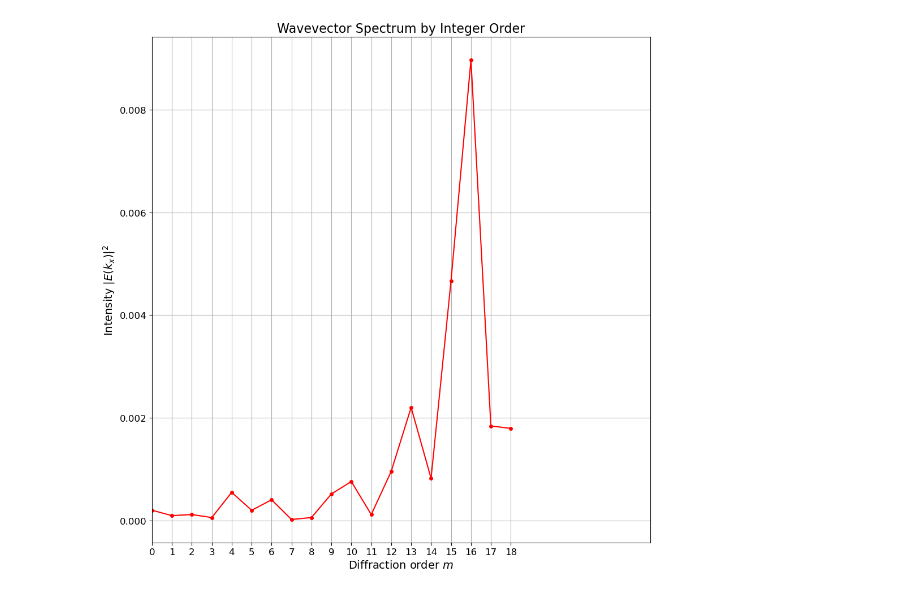
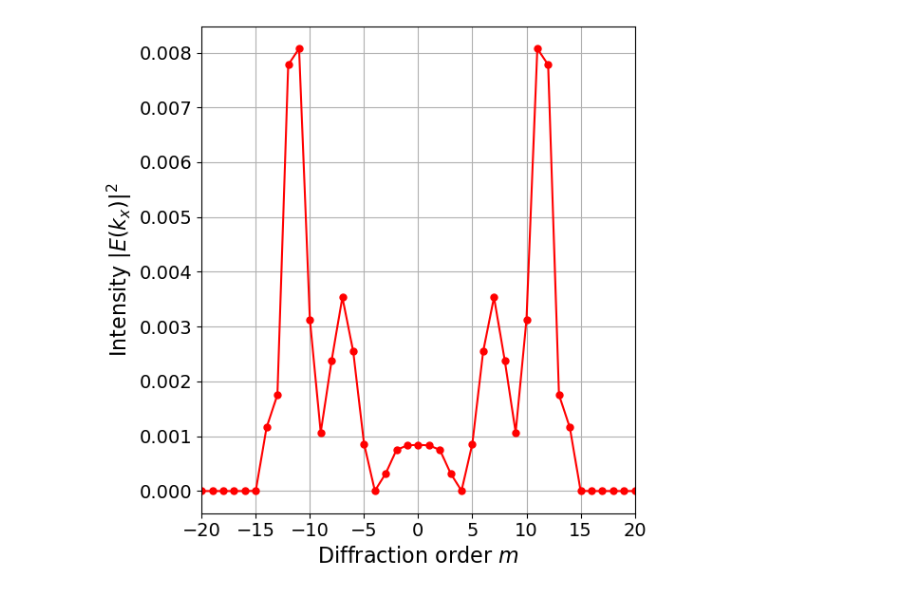
Before and after one commit to M2nion/EIDL, a Jupyter notebook: Tool/Meep/LGD/LGD setup/Mode decomposition/Kyungmin/2025/07/29/Reference data/OLED_Singlelayer_mode_decom.ipynb, the cells around one changed output. Cells and saved outputs as stored; diff of their text form; code cells hidden in the pictures.

```diff
--- a/Tool/Meep/LGD/LGD setup/Mode decomposition/Kyungmin/2025/07/29/Reference data/OLED_Singlelayer_mode_decom.ipynb
+++ b/Tool/Meep/LGD/LGD setup/Mode decomposition/Kyungmin/2025/07/29/Reference data/OLED_Singlelayer_mode_decom.ipynb
@@ -307,42 +231,22 @@ plt.show()
-# %%
-import numpy as np
-import matplotlib.pyplot as plt
-
-# (1) FFT 및 파수 계산
-N         = len(Ez_dft)
-dx        = 1.0 / resolution
-E_k       = np.fft.fftshift(np.fft.fft(Ez_dft)) / N
-kx_cycles = np.fft.fftshift(np.fft.fftfreq(N, d=dx))   # cycle / unit length
-kx        = 2 * np.pi * kx_cycles                      # rad / unit length
-
-# (2) 차수 m 계산
-Delta_k = 2 * np.pi / (N * dx)   # DFT 빈 간격
-m_vals  = kx / Delta_k           # m = kx/Δk
-
-# (3) 전파 모드만 (원하면 주석 해제)
-mask         = np.abs(kx) <= k0
-m_prop       = m_vals[mask]
-amplitude    = np.abs(E_k)       # 진폭
-amp_prop     = amplitude[mask]**2 # 강도 (원하면 제곱)
-
-# m_prop       = m_vals
-# amplitude    = np.abs(E_k)       # 진폭
-# amp_prop     = amplitude**2 # 강도 (원하면 제곱)
-
-
-# (4) 플롯: 정수 차수 m 축
-plt.figure(figsize=(10,10))
-plt.plot(m_prop, amp_prop, 'ro-', markersize=4)
-plt.xlabel("Diffraction order $m$", fontsize=14)
-plt.ylabel("Intensity $|E(k_x)|^2$", fontsize=14)
-plt.title("Wavevector Spectrum by Integer Order", fontsize=16)
-plt.xticks(np.arange(np.floor(m_prop.min()), np.ceil(m_prop.max())+1, 1), fontsize=12)
-plt.yticks(fontsize=12)
-plt.grid(True)
-# plt.xlim(m_prop.min()-0.5, m_prop.max()+0.5)
-plt.xlim(-4,4)
-plt.xlim(0,25)
-plt.tight_layout()
-plt.show()
-# %% [output]
-[figure, removed]
+# %%
+N        = len(Ez_dft)
+dx       = 1.0 / resolution
+E_k      = np.fft.fftshift(np.fft.fft(Ez_dft)) / N
+kx_cycles = np.fft.fftshift(np.fft.fftfreq(N, d=dx))
+kx       = 2 * np.pi * kx_cycles
+
+Delta_k = 2*np.pi/(N*dx)
+p = kx/Delta_k
+
+plt.figure(figsize=(6,6))
+plt.plot(p, np.abs(E_k)**2, 'ro-', markersize=5)
+plt.xlabel("Diffraction order $m$", fontsize=16)
+plt.ylabel(r"Intensity $|E(k_x)|^2$",                   fontsize=16)
+plt.xlim(-20, 20)
+plt.xticks(fontsize=14)
+plt.yticks(fontsize=14)
+plt.grid(True)
+plt.tight_layout()
+plt.show()
+# %% [output]
+[figure, added]
```
Also changed, not shown: parts of 7 cells of this notebook, 2 other files.
